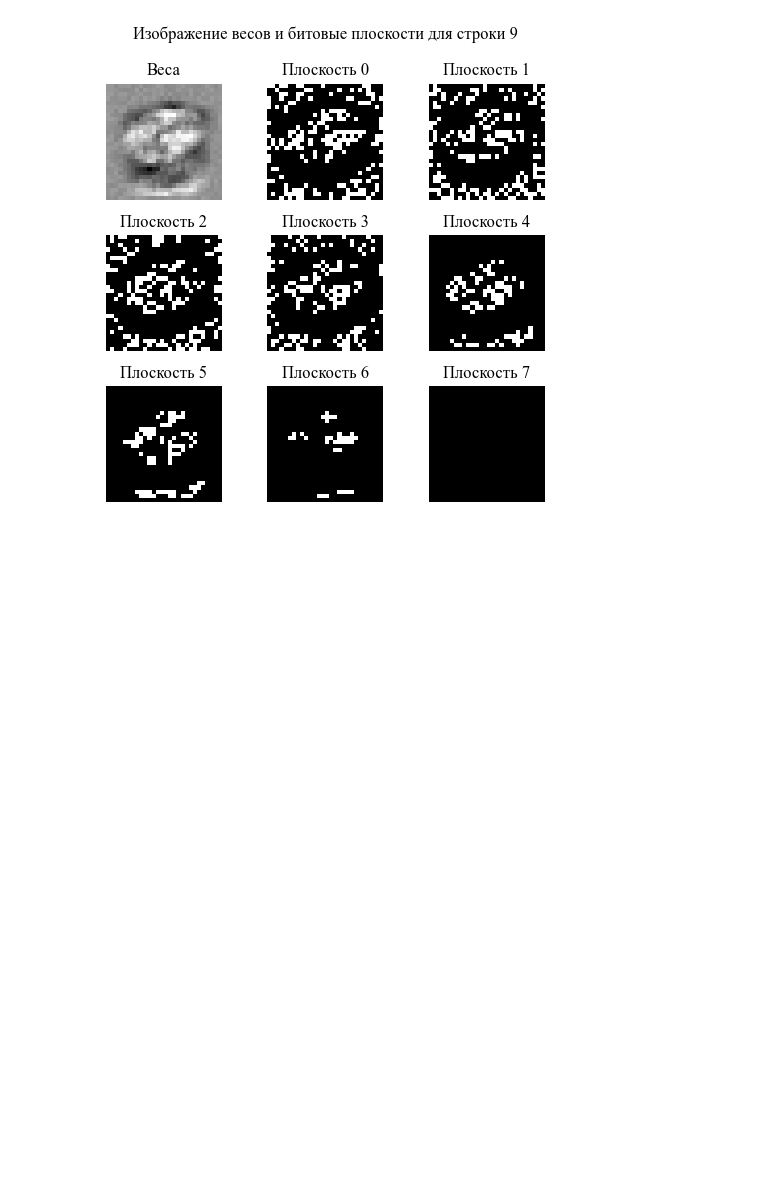
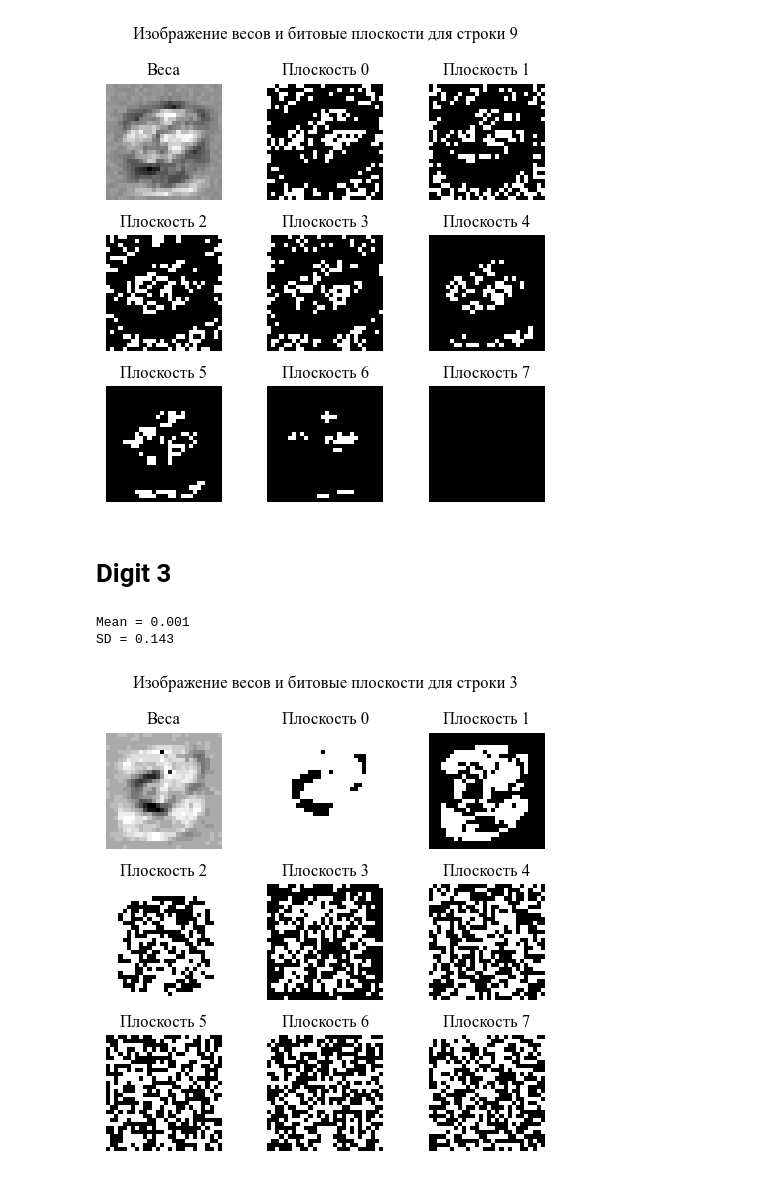
Before and after one commit to krivalcevich-egor/Recognize-Handwritten-Digits, a Jupyter notebook: src/python scripts/data_analysis/Bit_plane.ipynb, the cells around one changed output. Saved outputs shown, nothing was run; the diff lists cells and outputs as text; code cells hidden in the pictures; blank space fills up the shorter version.

```diff
--- a/src/python scripts/Bit_plane.ipynb
+++ b/src/python scripts/data_analysis/Bit_plane.ipynb
@@ -183,3 +183,75 @@ for i in range(output_size):
 [figure]
 [figure]
 [figure]
+# %% [markdown]
+# Digit 3
+# %%
+import torch
+import numpy as np
+import matplotlib.pyplot as plt
+import torch.nn as nn
+
+input_size = 784
+output_size = 10
+
+model = nn.Sequential(
+    nn.Linear(input_size, output_size),
+    nn.Softmax(dim=1)
+)
+
+model.load_state_dict(torch.load('epoh_10000_data_10000.pth'))
+model.eval()
+
+weights = model[0].weight.data.numpy()
+
+def extract_bit_planes(image):
+    '''Extracts 8 bit planes from a grayscale image array'''
+    image = (image * 2**8).astype(np.int16)
+    bit_planes = []
+    for i in range(8):
+        bit_plane = (image << i) & 0x80
+        bit_planes.append(bit_plane)
+    return bit_planes
+
+def extract_bit_planes(image):
+    '''Extracts 8 bit planes from a grayscale image array'''
+    image = (image * 2**8).astype(np.int16)
+    bit_planes = []
+    for i in range(8):
+        bit_plane = (image << i) & 0x80
+        bit_planes.append(bit_plane)
+    return bit_planes
+
+for i in [3]: # range(output_size)
+    weight_image = weights[i].reshape(28, 28)
+
+    print(f'Mean = {np.mean(weight_image.ravel()):.3f}')
+    print(f'SD = {np.std(weight_image.ravel()):.3f}')
+
+    weight_image = weight_image - np.min(weight_image.ravel())
+
+    bit_planes = extract_bit_planes(weight_image)
+
+    fig, axs = plt.subplots(3, 3, figsize=(5, 5))
+    axs = axs.ravel()
+    plt.rcParams['font.family'] = 'Times New Roman'
+    plt.rcParams['font.size'] = 10
+
+    weight_image = (weight_image * 2**8).astype(np.int16)
+    weight_image = weight_image & 0x00f0
+    axs[0].imshow(weight_image, cmap="gray")
+    axs[0].set_title("Веса")
+    axs[0].axis("off")
+
+    for j in range(8):
+        axs[j + 1].imshow(bit_planes[j], cmap="gray")
+        axs[j + 1].set_title(f"Плоскость {j}")
+        axs[j + 1].axis("off")
+
+    plt.suptitle(f"Изображение весов и битовые плоскости для строки {i}")
+    plt.tight_layout()
+    plt.show()
+# %% [output]
+Mean = 0.001
+SD = 0.143
+[figure, added]
```
Also changed, not shown: parts of 2 cells of this notebook, 6 other files.
